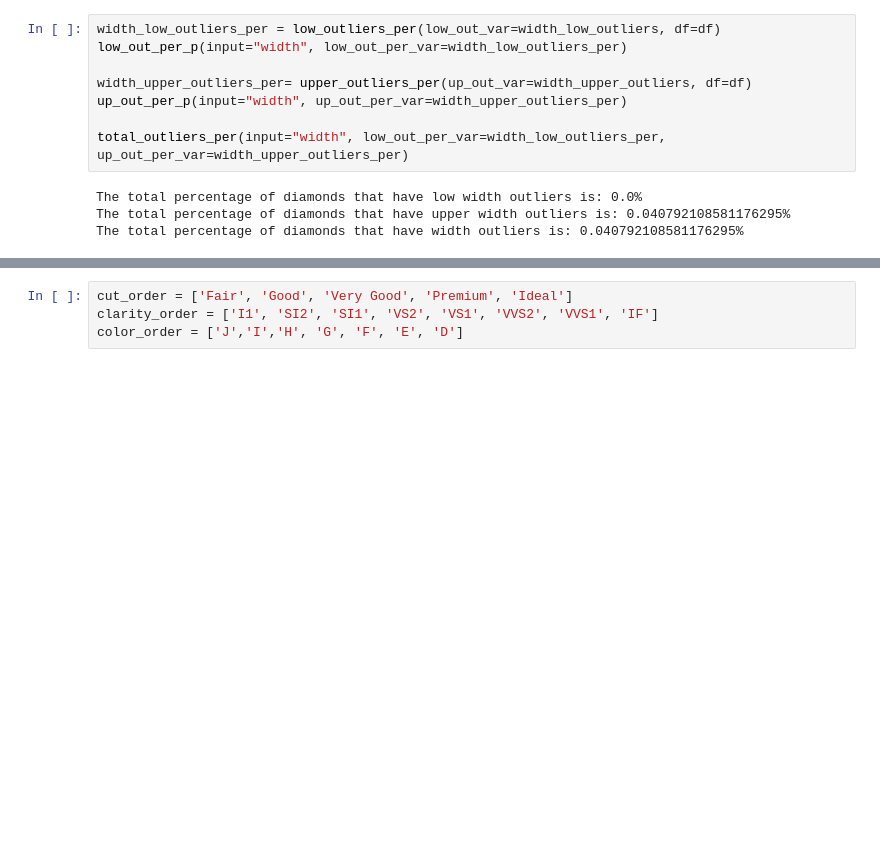
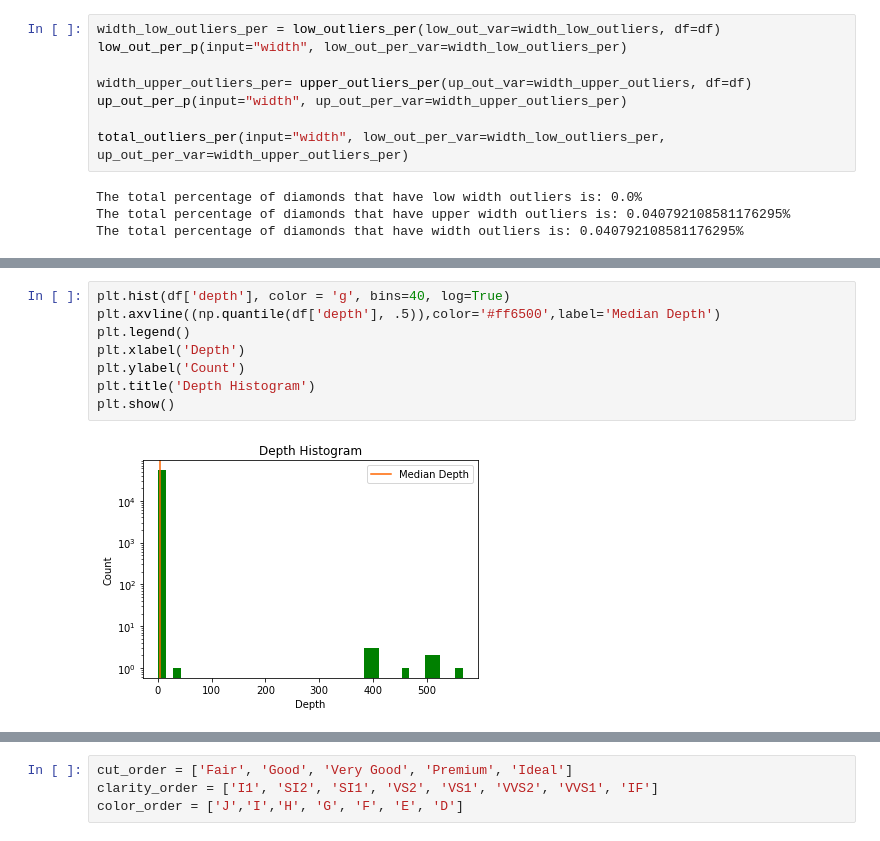
Before and after one commit to franco3x/Diamonds-EDA, a Jupyter notebook: Diamonds EDA.ipynb, the cells around one changed output, grey strips where cells are left out. Saved outputs shown, nothing was run; the diff lists cells and outputs as text; blank space fills up the shorter version.

```diff
--- a/Diamonds EDA.ipynb
+++ b/Diamonds EDA.ipynb
@@ -756,0 +771,10 @@ The total percentage of diamonds that have width outliers is: 0.0407921085811762
+# %%
+plt.hist(df['depth'], color = 'g', bins=40, log=True)
+plt.axvline((np.quantile(df['depth'], .5)),color='#ff6500',label='Median Depth')
+plt.legend()
+plt.xlabel('Depth')
+plt.ylabel('Count')
+plt.title('Depth Histogram')
+plt.show()
+# %% [output]
+[figure, added]
```
Also changed, not shown: parts of 7 cells of this notebook.
